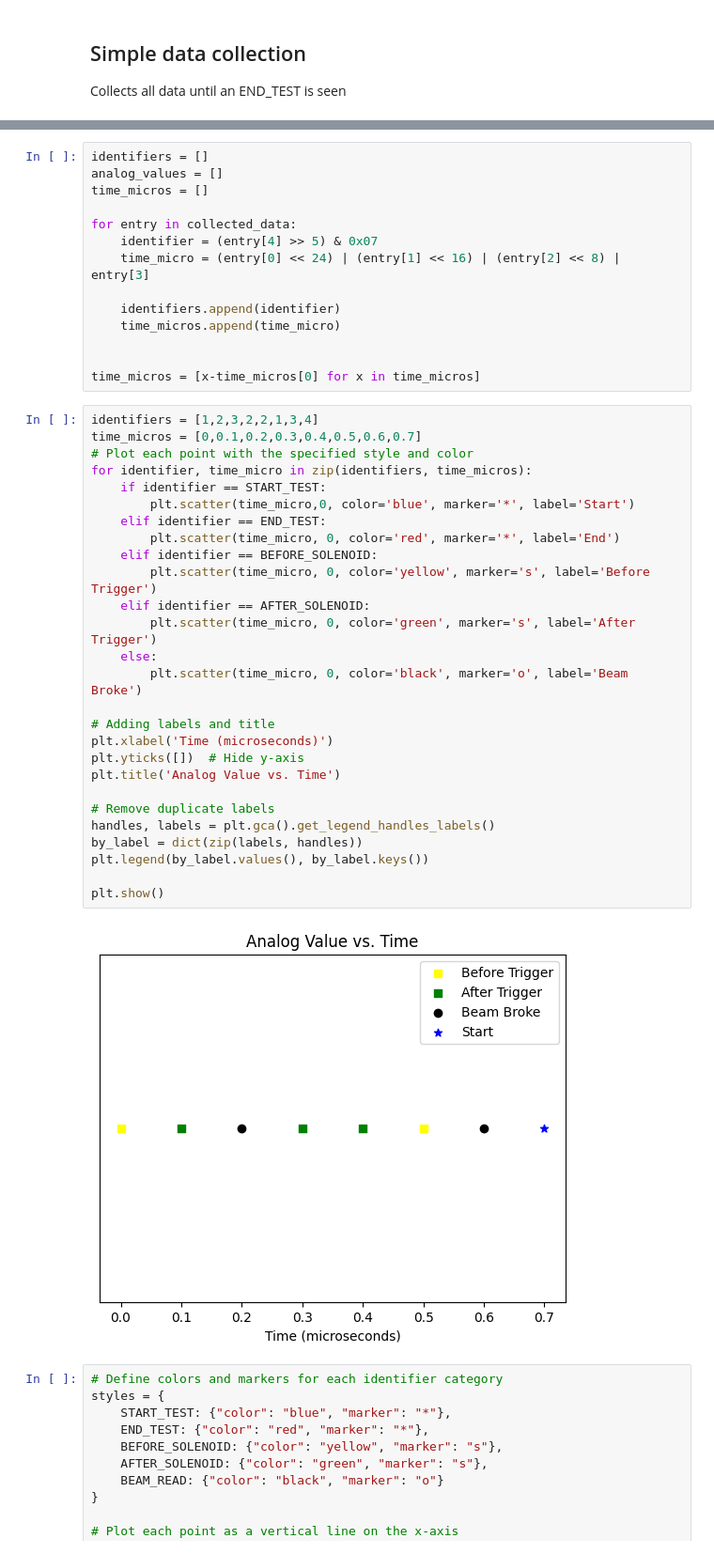
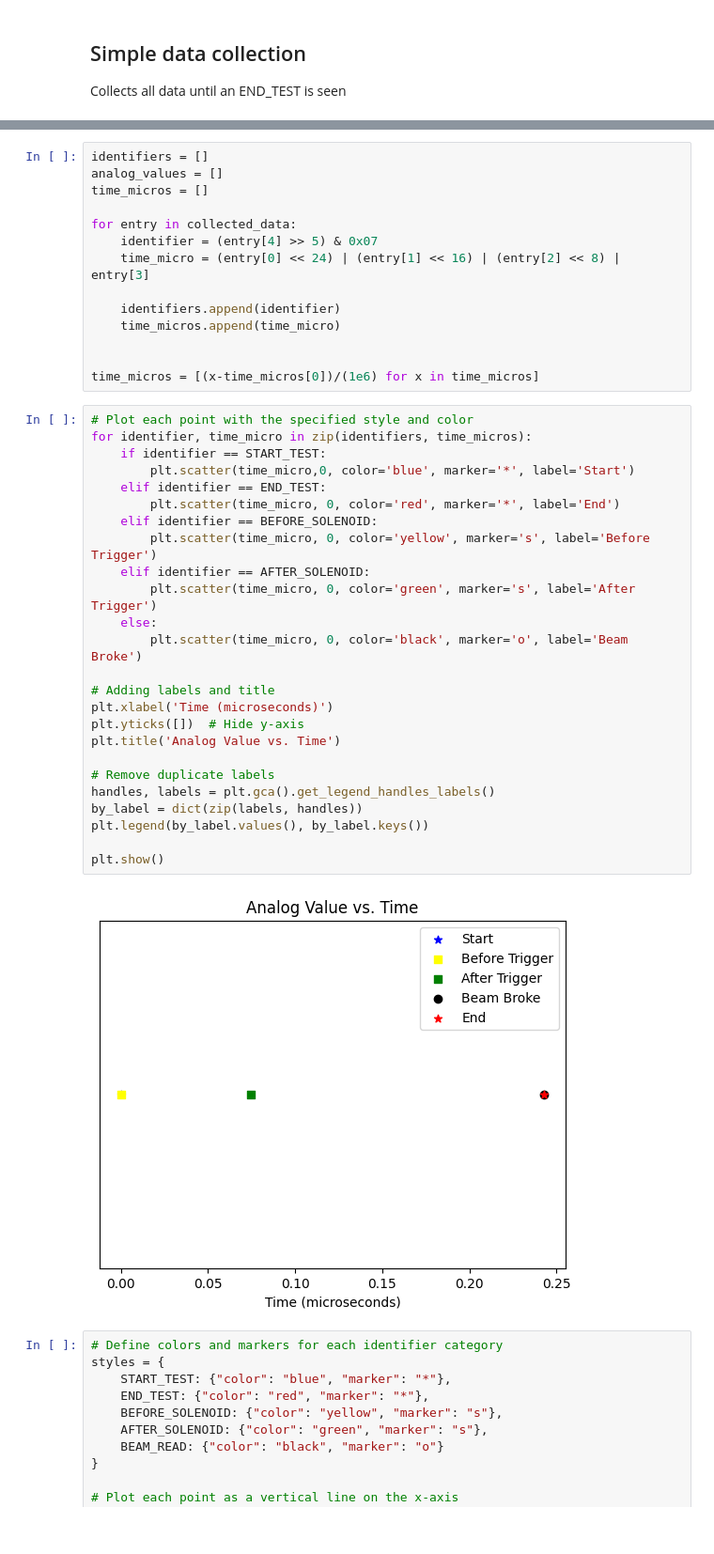
Before and after one commit to Beer-Pong-Sentinel/TimingTestClient, a Jupyter notebook: TimingClient.ipynb, the cells around one changed output, grey strips where cells are left out. Shown at 94% size. Saved outputs shown, nothing was run; the diff lists cells and outputs as text.

```diff
--- a/TimingClient.ipynb
+++ b/TimingClient.ipynb
@@ -88,36 +83,34 @@ for entry in collected_data:
     time_micros.append(time_micro)
 
 
-time_micros = [x-time_micros[0] for x in time_micros]
+time_micros = [(x-time_micros[0])/(1e6) for x in time_micros]
 # %%
-identifiers = [1,2,3,2,2,1,3,4]
-time_micros = [0,0.1,0.2,0.3,0.4,0.5,0.6,0.7]
 # Plot each point with the specified style and color
 for identifier, time_micro in zip(identifiers, time_micros):
     if identifier == START_TEST:
         plt.scatter(time_micro,0, color='blue', marker='*', label='Start')
     elif identifier == END_TEST:
         plt.scatter(time_micro, 0, color='red', marker='*', label='End')
     elif identifier == BEFORE_SOLENOID:
         plt.scatter(time_micro, 0, color='yellow', marker='s', label='Before Trigger')
     elif identifier == AFTER_SOLENOID:
         plt.scatter(time_micro, 0, color='green', marker='s', label='After Trigger')
     else:
         plt.scatter(time_micro, 0, color='black', marker='o', label='Beam Broke')
 
 # Adding labels and title
 plt.xlabel('Time (microseconds)')
 plt.yticks([])  # Hide y-axis
 plt.title('Analog Value vs. Time')
 
 # Remove duplicate labels
 handles, labels = plt.gca().get_legend_handles_labels()
 by_label = dict(zip(labels, handles))
 plt.legend(by_label.values(), by_label.keys())
 
 plt.show()
 # %% [output]
-[figure, old version]
+[figure, new version]
 # %%
 # Define colors and markers for each identifier category
 styles = {
```
Also changed, not shown: parts of 1 cell of this notebook.
